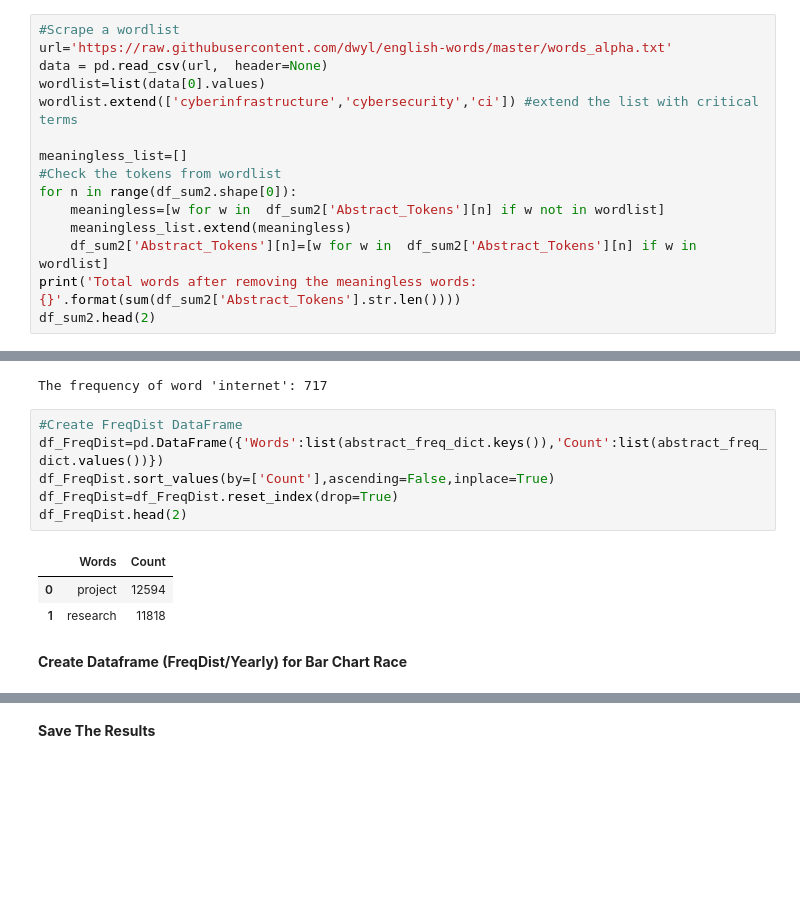
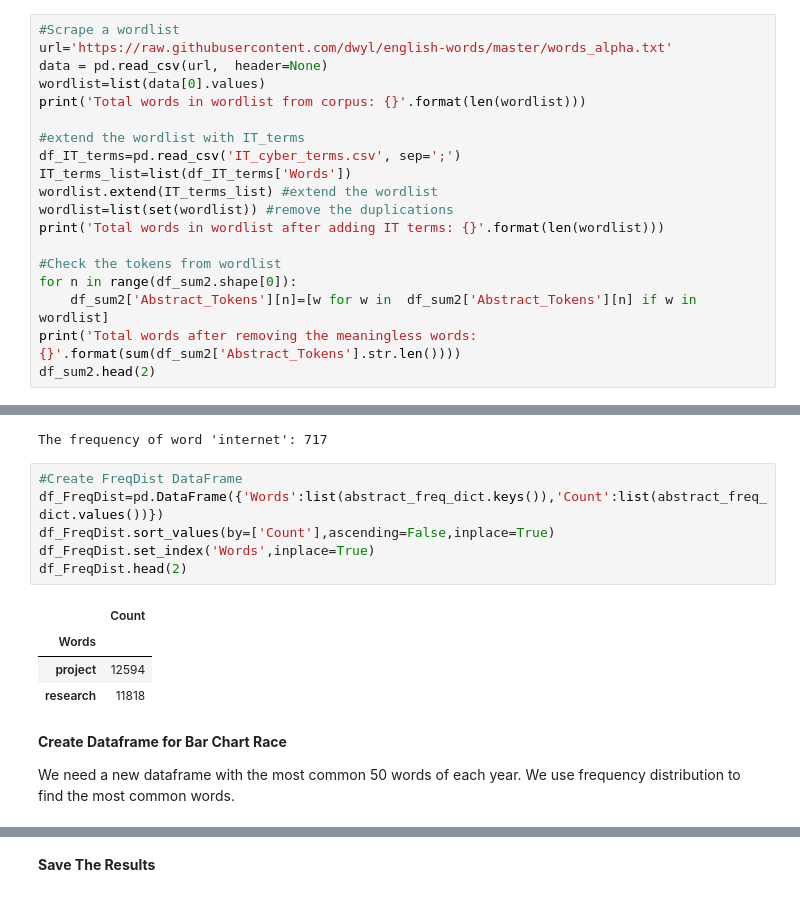
Before and after one commit to msklc/Text-Mining-Approach-to-Analyze-The-Cyber-Security-Related-Articles, a Jupyter notebook: PART-3 Text Mining.ipynb, the cells around one changed output, grey strips where cells are left out. Drawn from its saved outputs; the diff is of its cells as text; blank space fills up the shorter version.

Commit message:
Part-3 updated freqdist&it_terms

```diff
--- a/PART-3 Text Mining.ipynb
+++ b/PART-3 Text Mining.ipynb
@@ -245,13 +245,17 @@ In this study, we prefer to use a comprehensive wordlist from a [github account]
 url='https://raw.githubusercontent.com/dwyl/english-words/master/words_alpha.txt'
 data = pd.read_csv(url,  header=None)
 wordlist=list(data[0].values)
-wordlist.extend(['cyberinfrastructure','cybersecurity','ci']) #extend the list with critical terms
+print('Total words in wordlist from corpus: {}'.format(len(wordlist)))
 
-meaningless_list=[]
+#extend the wordlist with IT_terms
+df_IT_terms=pd.read_csv('IT_cyber_terms.csv', sep=';')
+IT_terms_list=list(df_IT_terms['Words'])
+wordlist.extend(IT_terms_list) #extend the wordlist
+wordlist=list(set(wordlist)) #remove the duplications
+print('Total words in wordlist after adding IT terms: {}'.format(len(wordlist)))
+
 #Check the tokens from wordlist
 for n in range(df_sum2.shape[0]):
-    meaningless=[w for w in  df_sum2['Abstract_Tokens'][n] if w not in wordlist]
-    meaningless_list.extend(meaningless)
     df_sum2['Abstract_Tokens'][n]=[w for w in  df_sum2['Abstract_Tokens'][n] if w in wordlist]
 print('Total words after removing the meaningless words: {}'.format(sum(df_sum2['Abstract_Tokens'].str.len())))
 df_sum2.head(2)
@@ -490,15 +484,18 @@ The frequency of word 'internet': 717
 # %%
 #Create FreqDist DataFrame
 df_FreqDist=pd.DataFrame({'Words':list(abstract_freq_dict.keys()),'Count':list(abstract_freq_dict.values())})
 df_FreqDist.sort_values(by=['Count'],ascending=False,inplace=True)
-df_FreqDist=df_FreqDist.reset_index(drop=True)
+df_FreqDist.set_index('Words',inplace=True)
 df_FreqDist.head(2)
 # %% [output]
-|  | Words | Count |
-| 0 | project | 12594 |
-| 1 | research | 11818 |
+|  | Count |
+| Words |  |
+| project | 12594 |
+| research | 11818 |
-# %% [markdown]
-__Create Dataframe (FreqDist/Yearly) for Bar Chart Race__
+# %% [markdown]
+__Create Dataframe for Bar Chart Race__
+
+We need a new dataframe with the most common 50 words of each year. We use frequency distribution to find the most common words.
 # %%
 #Create index list with most common 50 words of each year
 year_first=df_sum2['Year'].min()
```
Also changed, not shown: parts of 15 cells of this notebook, 6 other files.
